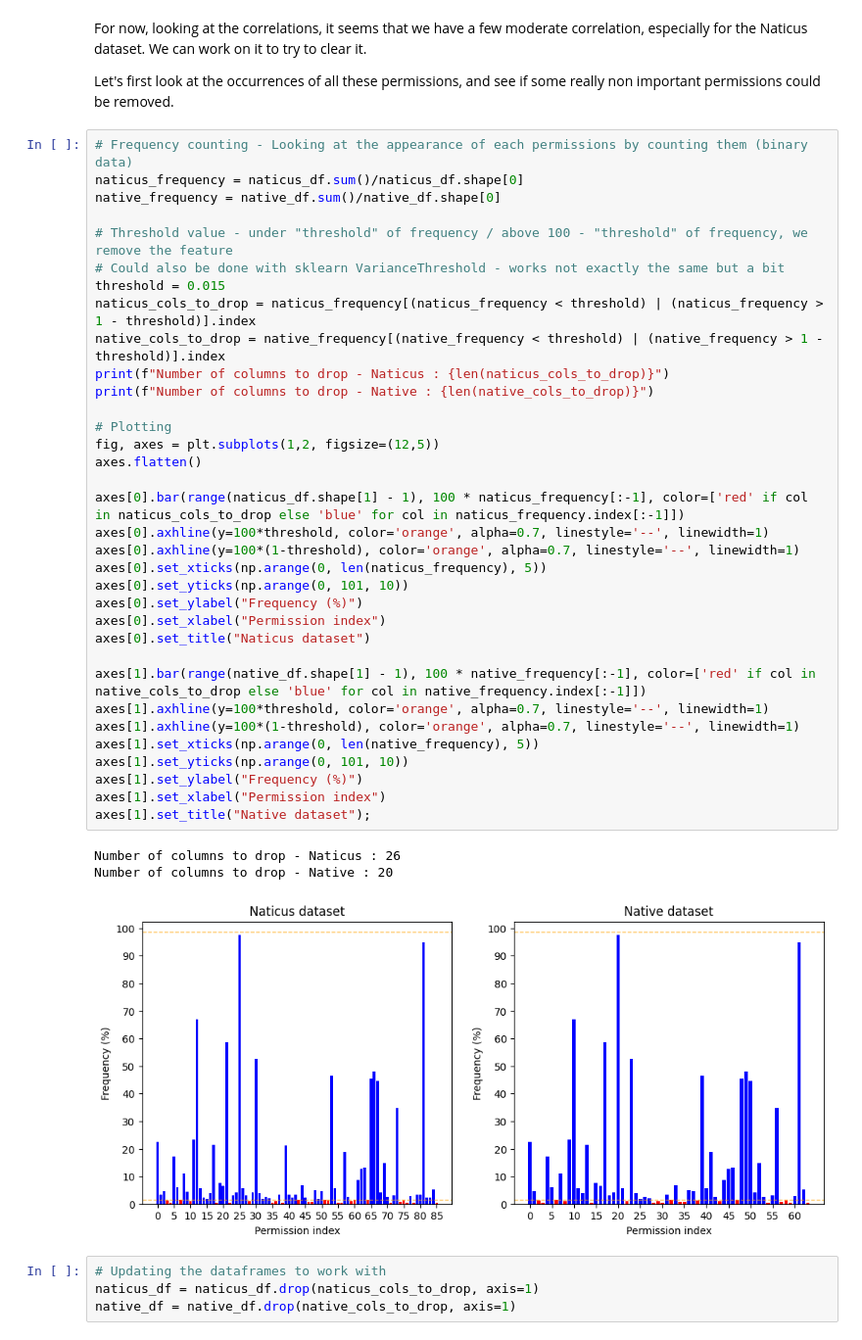
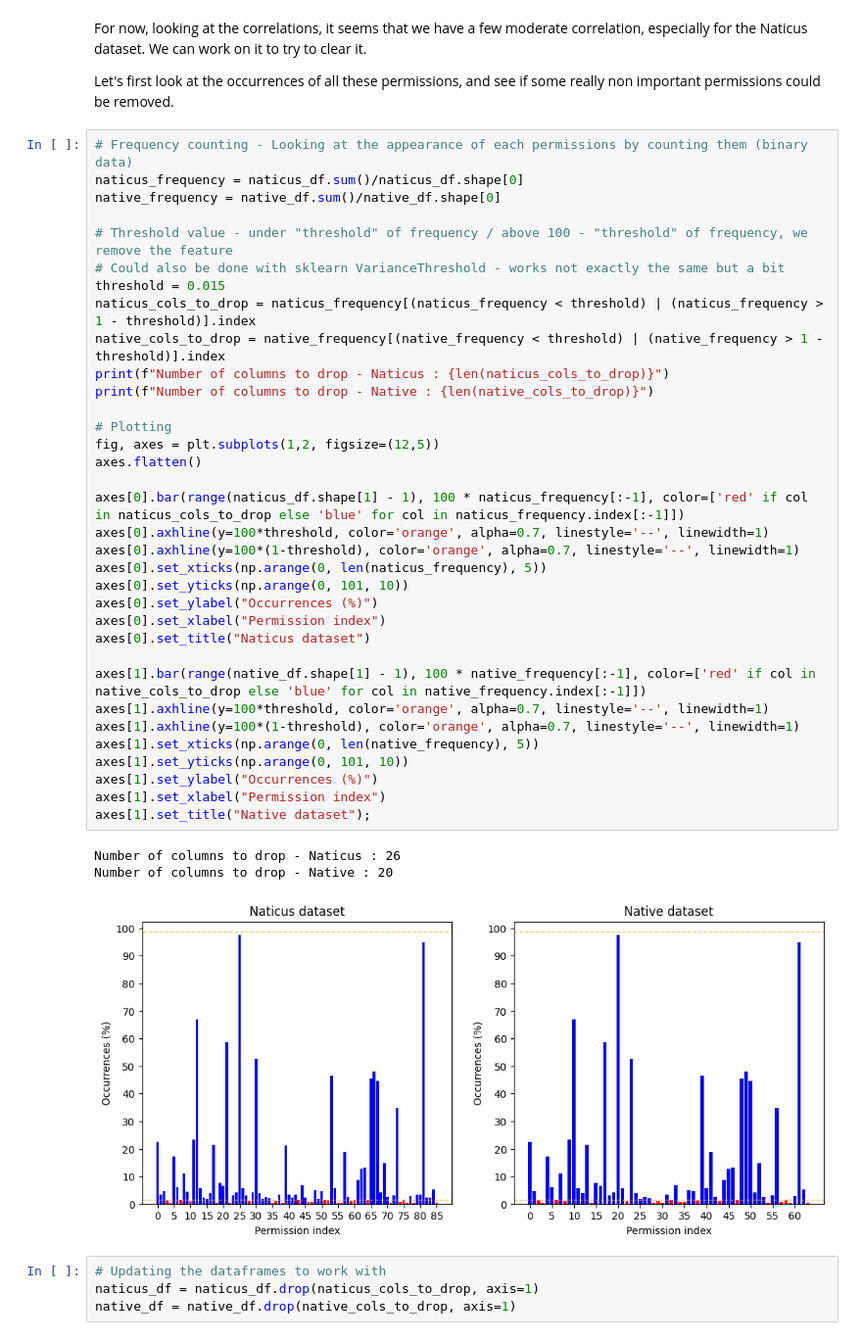
Before and after one commit to AugustinGrunewald/-NATICUSdroid, a Jupyter notebook: main.ipynb, the cells around one changed output. Shown at 98% size. Cells and saved outputs as stored; diff of their text form.

```diff
--- a/main.ipynb
+++ b/main.ipynb
@@ -145,36 +147,36 @@ native_frequency = native_df.sum()/native_df.shape[0]
 # Threshold value - under "threshold" of frequency / above 100 - "threshold" of frequency, we remove the feature
 # Could also be done with sklearn VarianceThreshold - works not exactly the same but a bit
 threshold = 0.015
 naticus_cols_to_drop = naticus_frequency[(naticus_frequency < threshold) | (naticus_frequency > 1 - threshold)].index
 native_cols_to_drop = native_frequency[(native_frequency < threshold) | (native_frequency > 1 - threshold)].index
 print(f"Number of columns to drop - Naticus : {len(naticus_cols_to_drop)}")
 print(f"Number of columns to drop - Native : {len(native_cols_to_drop)}")
 
 # Plotting
 fig, axes = plt.subplots(1,2, figsize=(12,5))
 axes.flatten()
 
 axes[0].bar(range(naticus_df.shape[1] - 1), 100 * naticus_frequency[:-1], color=['red' if col in naticus_cols_to_drop else 'blue' for col in naticus_frequency.index[:-1]])
 axes[0].axhline(y=100*threshold, color='orange', alpha=0.7, linestyle='--', linewidth=1)
 axes[0].axhline(y=100*(1-threshold), color='orange', alpha=0.7, linestyle='--', linewidth=1)
 axes[0].set_xticks(np.arange(0, len(naticus_frequency), 5))
 axes[0].set_yticks(np.arange(0, 101, 10))
-axes[0].set_ylabel("Frequency (%)")
+axes[0].set_ylabel("Occurrences (%)")
 axes[0].set_xlabel("Permission index")
 axes[0].set_title("Naticus dataset")
 
 axes[1].bar(range(native_df.shape[1] - 1), 100 * native_frequency[:-1], color=['red' if col in native_cols_to_drop else 'blue' for col in native_frequency.index[:-1]])
 axes[1].axhline(y=100*threshold, color='orange', alpha=0.7, linestyle='--', linewidth=1)
 axes[1].axhline(y=100*(1-threshold), color='orange', alpha=0.7, linestyle='--', linewidth=1)
 axes[1].set_xticks(np.arange(0, len(native_frequency), 5))
 axes[1].set_yticks(np.arange(0, 101, 10))
-axes[1].set_ylabel("Frequency (%)")
+axes[1].set_ylabel("Occurrences (%)")
 axes[1].set_xlabel("Permission index")
 axes[1].set_title("Native dataset");
 # %% [output]
 Number of columns to drop - Naticus : 26
 Number of columns to drop - Native : 20
-[figure, old version]
+[figure, new version]
 # %%
 # Updating the dataframes to work with
 naticus_df = naticus_df.drop(naticus_cols_to_drop, axis=1)
```
Also changed, not shown: parts of 24 cells of this notebook.
